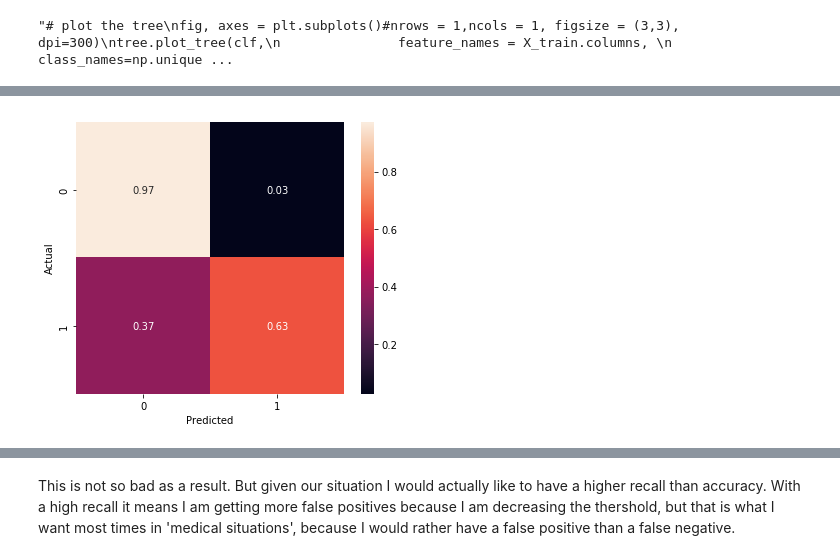
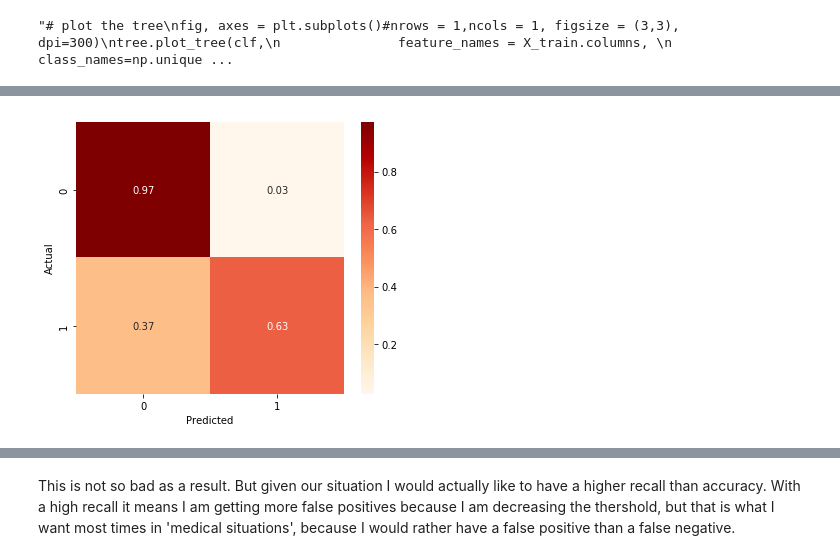
Before and after one commit to MNLKuzmin/Phase3project, a Jupyter notebook: CovidNotebook.ipynb, the cells around one changed output, grey strips where cells are left out. Cells and saved outputs as stored; diff of their text form; code cells hidden in the pictures.

```diff
--- a/CovidNotebook.ipynb
+++ b/CovidNotebook.ipynb
@@ -495,13 +507,11 @@ F1 Score: 0.7207449071960759
 # %%
-import seaborn as sns
-
 cm = confusion_matrix(y_train, y_preds_train)
-# Normalise
+# Normalize
 cmn = cm.astype('float') / cm.sum(axis=1)[:, np.newaxis]
 fig, ax = plt.subplots(figsize=(6,5))
-sns.heatmap(cmn, annot=True, fmt='.2f')
+sns.heatmap(cmn, annot=True, fmt='.2f', cmap="OrRd")
 plt.ylabel('Actual')
 plt.xlabel('Predicted')
 plt.show(block=False)
 # %% [output]
-[figure, old version]
+[figure, new version]
```
Also changed, not shown: parts of 66 cells of this notebook.
